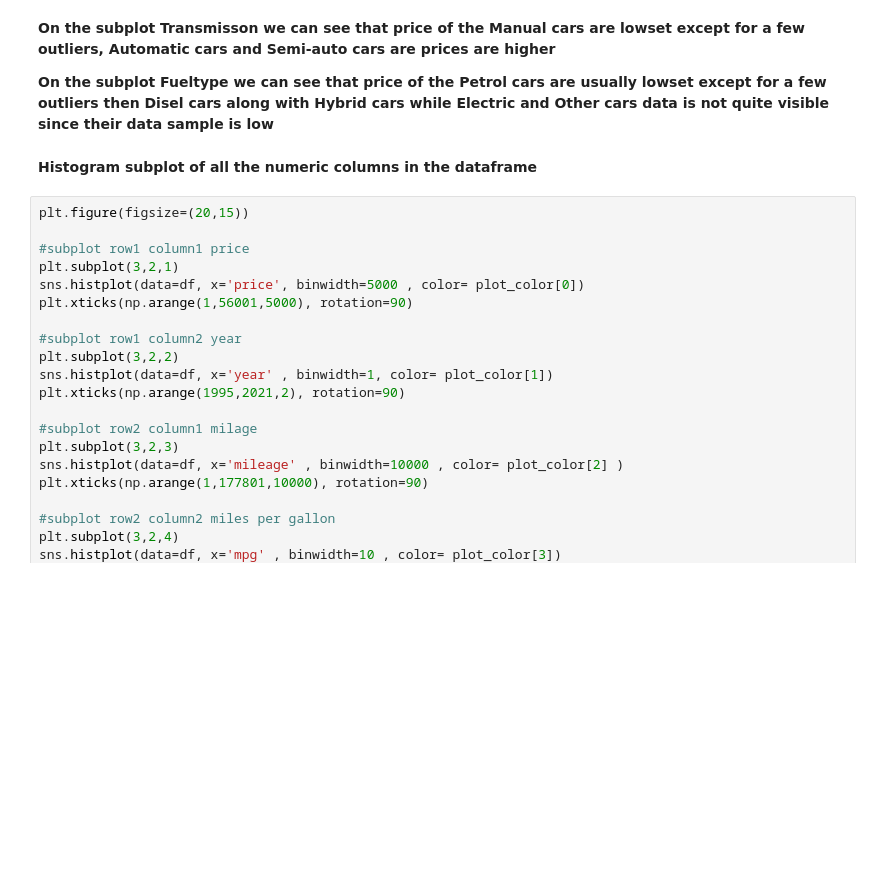
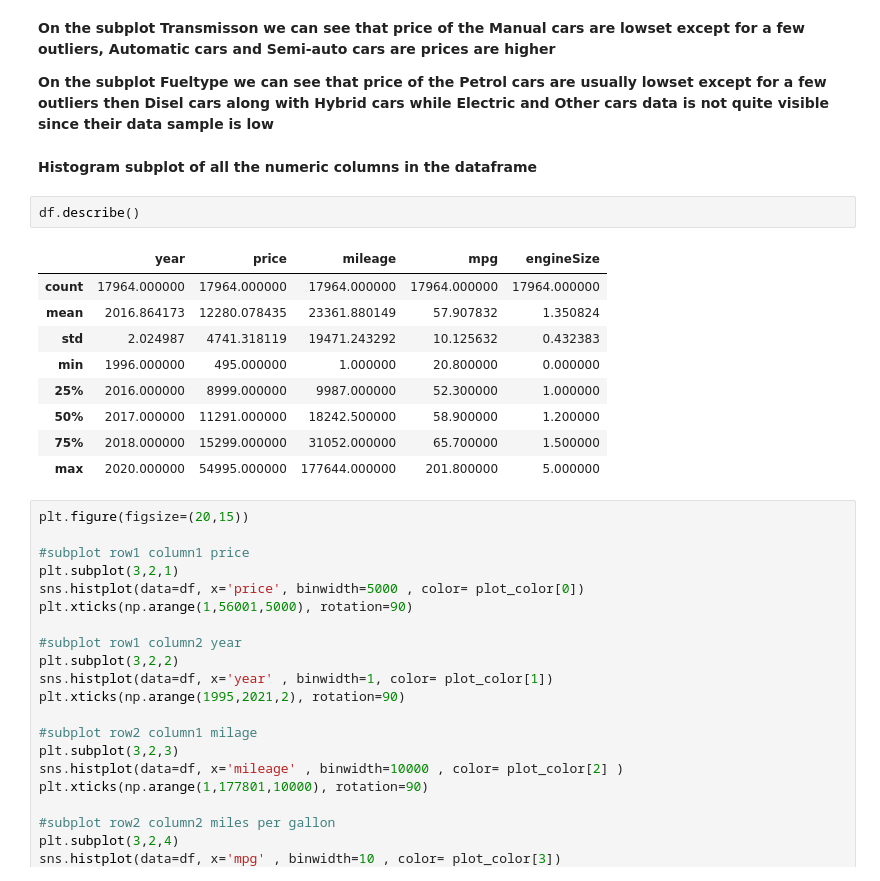
Before and after one commit to zintesar/ford_used_car_EDA, a Jupyter notebook: ford_used_car_analysis.ipynb, the cells around one changed output. Cells and saved outputs as stored; diff of their text form; blank space fills up the shorter version.

```diff
--- a/ford_used_car_analysis.ipynb
+++ b/ford_used_car_analysis.ipynb
@@ -153,8 +153,20 @@ plt.show()
 <strong> On the subplot Transmisson we can see that price of the Manual cars are lowset except for a few outliers, Automatic cars and Semi-auto cars are prices are higher  </strong>
 
 <strong> On the subplot Fueltype we can see that price of the Petrol cars are usually lowset except for a few outliers then Disel cars along with Hybrid cars while Electric and Other cars data is not quite visible since their data sample is low </strong>
-# %% [markdown]
-<strong>Histogram subplot of all the numeric columns in the dataframe</strong>
+# %% [markdown]
+<strong>Histogram subplot of all the numeric columns in the dataframe</strong>
+# %%
+df.describe()
+# %% [output]
+|  | year | price | mileage | mpg | engineSize |
+| count | 17964.000000 | 17964.000000 | 17964.000000 | 17964.000000 | 17964.000000 |
+| mean | 2016.864173 | 12280.078435 | 23361.880149 | 57.907832 | 1.350824 |
+| std | 2.024987 | 4741.318119 | 19471.243292 | 10.125632 | 0.432383 |
+| min | 1996.000000 | 495.000000 | 1.000000 | 20.800000 | 0.000000 |
+| 25% | 2016.000000 | 8999.000000 | 9987.000000 | 52.300000 | 1.000000 |
+| 50% | 2017.000000 | 11291.000000 | 18242.500000 | 58.900000 | 1.200000 |
+| 75% | 2018.000000 | 15299.000000 | 31052.000000 | 65.700000 | 1.500000 |
+| max | 2020.000000 | 54995.000000 | 177644.000000 | 201.800000 | 5.000000 |
 # %%
 plt.figure(figsize=(20,15))
 
```
Also changed, not shown: parts of 13 cells of this notebook.
